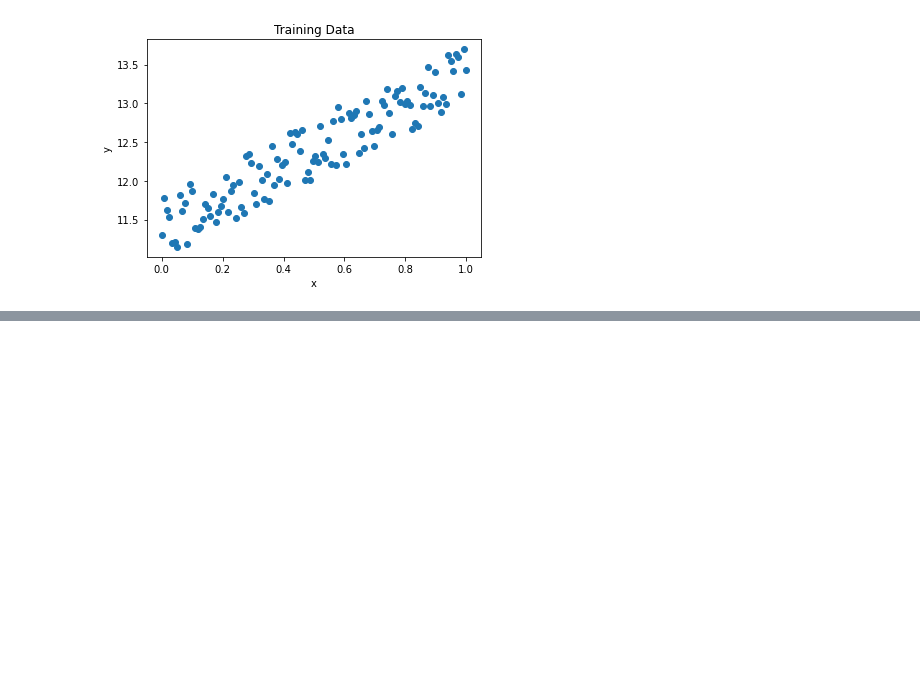
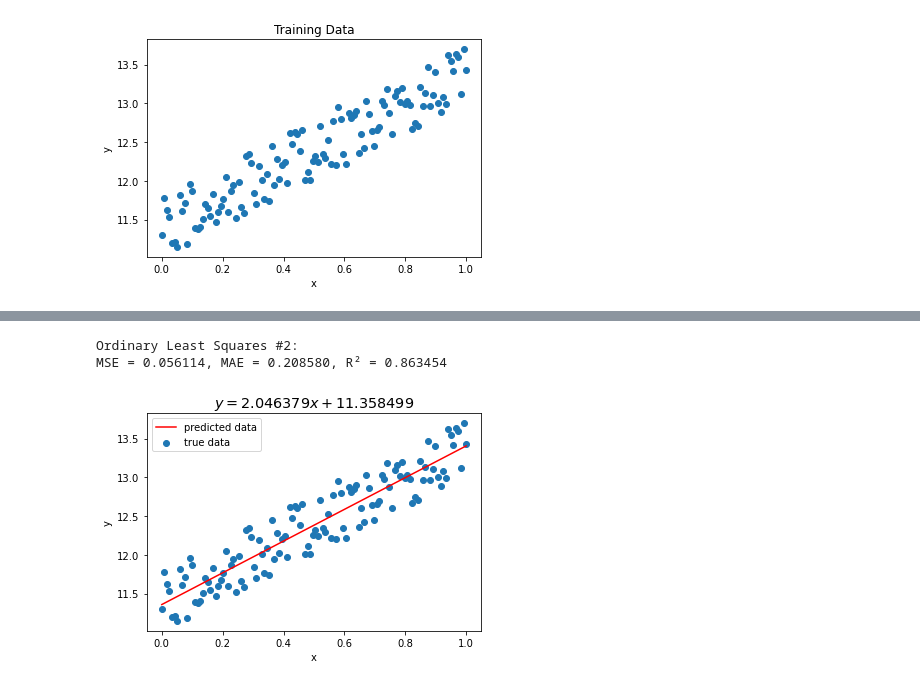
Before and after one commit to msikorski93/Linear-Regression-From-Scratch, a Jupyter notebook: lin_regression_from_scratch.ipynb, the cells around one changed output, grey strips where cells are left out. Cells and saved outputs as stored; diff of their text form; code cells hidden in the pictures; blank space fills up the shorter version.

```diff
--- a/lin_regression_from_scratch.ipynb
+++ b/lin_regression_from_scratch.ipynb
@@ -165,0 +222,38 @@ Now, we will use scikit-learn's LinearRegression method to fit the same data and
+# %%
+# other solution with OLS
+# mean x and y
+mean_x = np.mean(x)
+mean_y = np.mean(y)
+
+# using the formulas to calculate theta_1 and theta_0
+numerator = 0.0
+denominator = 0.0
+
+for i in range(N):
+    numerator += (x[i] - mean_x) * (y[i] - mean_y)
+    denominator += (x[i] - mean_x) ** 2
+
+# slope & intercept
+theta_1 = numerator / denominator
+theta_0 = mean_y - (theta_1 * mean_x)
+
+# predictions
+y_pred_olss = theta_1 * x + theta_0
+
+# metrics
+mse_olss, mae_olss, r2_olss = compute_metrics(y, y_pred_olss)
+
+print('Ordinary Least Squares #2:')
+print(f'MSE = {mse_olss:.6f}, MAE = {mae_olss:.6f}, R² = {r2_olss:.6f}')
+
+plt.scatter(x, y, label='true data')
+plt.plot(x, y_pred_olss, color='r', label='predicted data')
+plt.title(f'$y = {theta_1:.6f} x + {theta_0:.6f}$', size='x-large')
+plt.xlabel('x')
+plt.ylabel('y')
+plt.legend()
+plt.show()
+# %% [output]
+Ordinary Least Squares #2:
+MSE = 0.056114, MAE = 0.208580, R² = 0.863454
+[figure, added]
```
Also changed, not shown: parts of 11 cells of this notebook.
